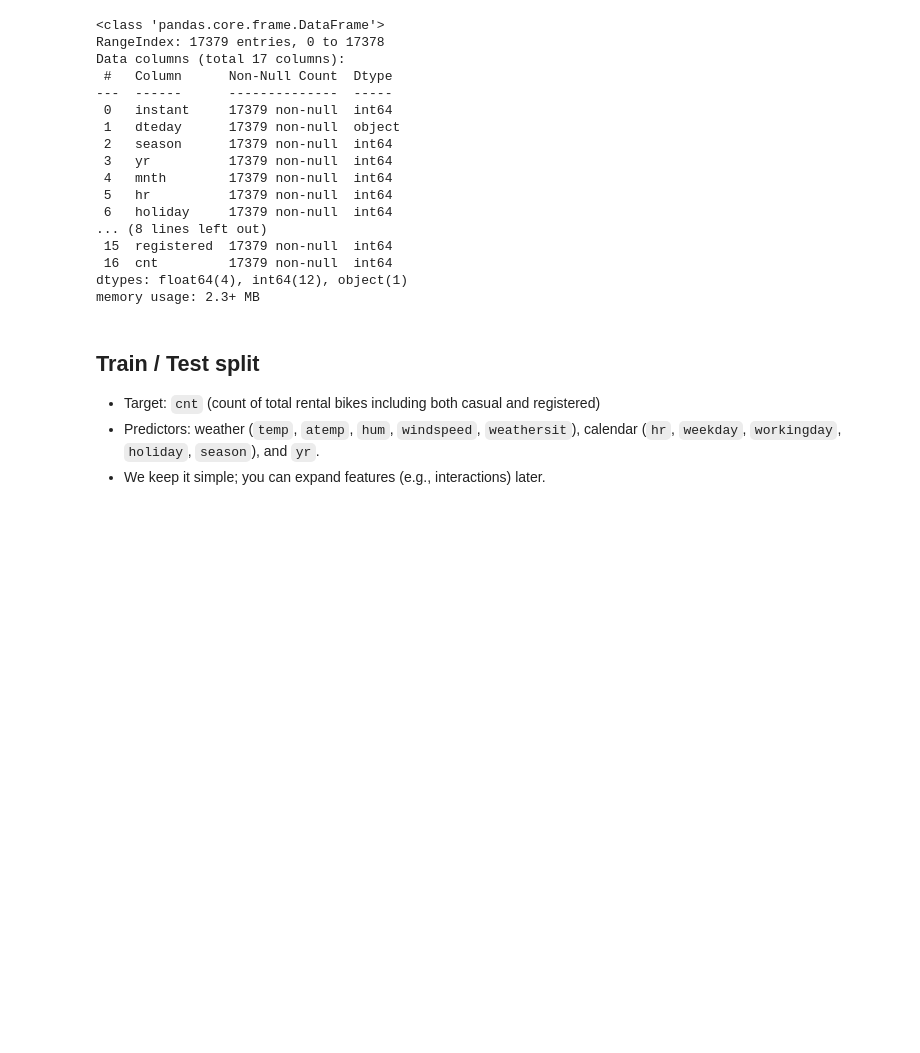
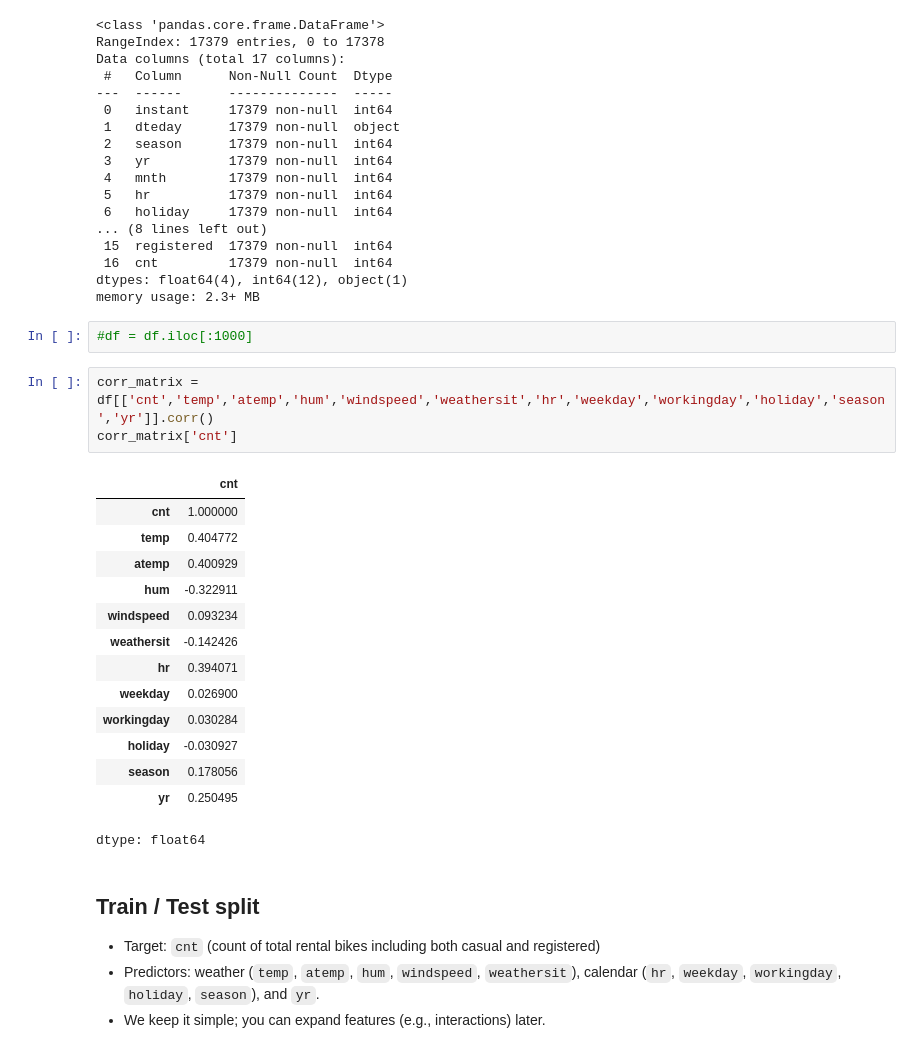
Before and after one commit to jankotschy/Applied-AI-in-Transportation, a Jupyter notebook: Exercise_2_regression_model/Assignment_1_Regression_model.ipynb, the cells around one changed output. Cells and saved outputs as stored; diff of their text form; blank space fills up the shorter version.

```diff
--- a/Exercise_2_regression_model/Assignment_1_Regression_model.ipynb
+++ b/Exercise_2_regression_model/Assignment_1_Regression_model.ipynb
@@ -60,6 +60,26 @@ Data columns (total 17 columns):
  16  cnt         17379 non-null  int64
 dtypes: float64(4), int64(12), object(1)
 memory usage: 2.3+ MB
+# %%
+#df = df.iloc[:1000]
+# %%
+corr_matrix = df[['cnt','temp','atemp','hum','windspeed','weathersit','hr','weekday','workingday','holiday','season','yr']].corr()
+corr_matrix['cnt']
+# %% [output]
+|  | cnt |
+| cnt | 1.000000 |
+| temp | 0.404772 |
+| atemp | 0.400929 |
+| hum | -0.322911 |
+| windspeed | 0.093234 |
+| weathersit | -0.142426 |
+| hr | 0.394071 |
+| weekday | 0.026900 |
+| workingday | 0.030284 |
+| holiday | -0.030927 |
+| season | 0.178056 |
+| yr | 0.250495 |
+dtype: float64
 # %% [markdown]
 ## Train / Test split
 - Target: `cnt` (count of total rental bikes including both casual and registered)
```
Also changed, not shown: parts of 8 cells of this notebook.
